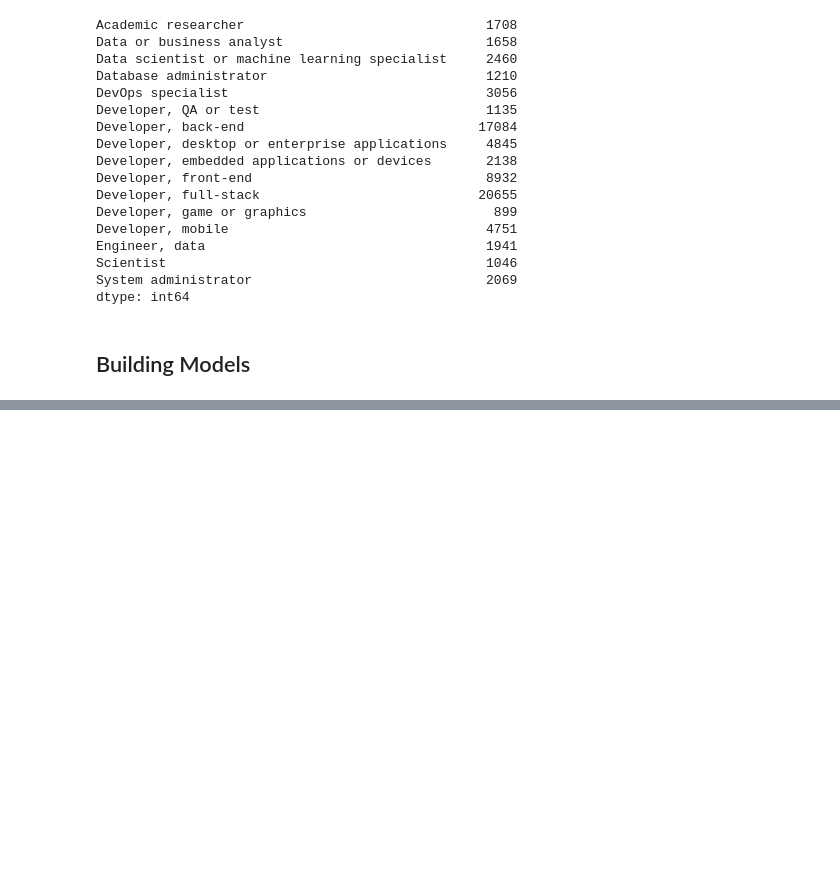
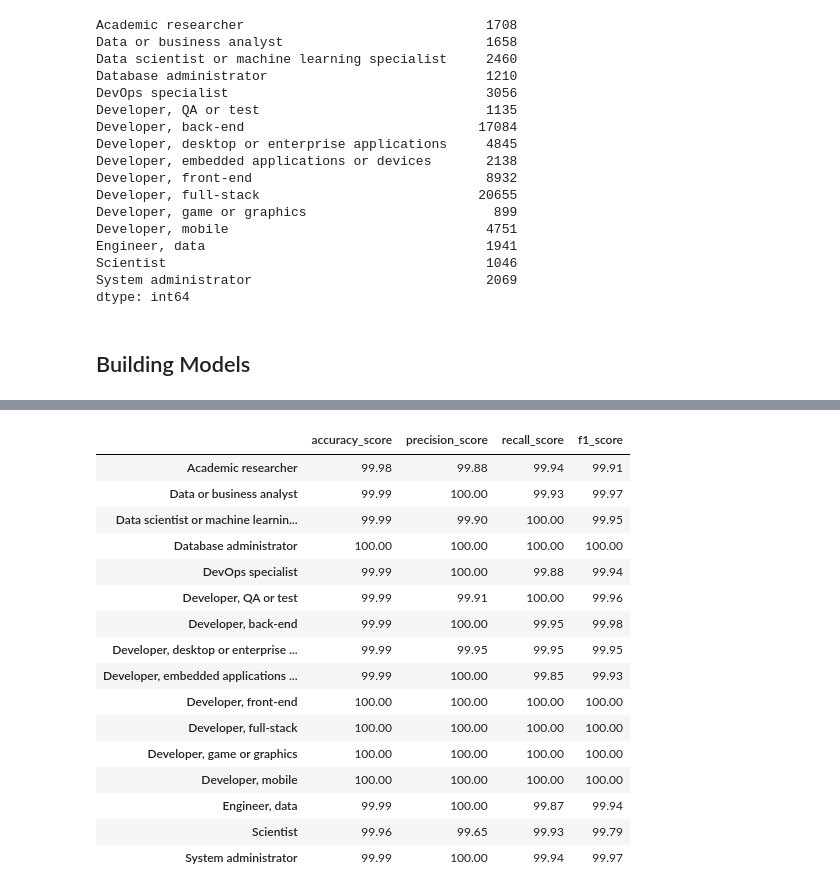
Before and after one commit to MohamedHmamouch/Job-recommendation-system, a Jupyter notebook: Notebook/Model_creation.ipynb, the cells around one changed output, grey strips where cells are left out. Cells and saved outputs as stored; diff of their text form; code cells hidden in the pictures; blank space fills up the shorter version.

```diff
--- a/Notebook/Model_creation.ipynb
+++ b/Notebook/Model_creation.ipynb
@@ -268,0 +424,20 @@ from mlflow.tracking import MlflowClient
+# %%
+train_scores
+# %% [output]
+|  | accuracy_score | precision_score | recall_score | f1_score |
+| Academic researcher | 99.98 | 99.88 | 99.94 | 99.91 |
+| Data or business analyst | 99.99 | 100.00 | 99.93 | 99.97 |
+| Data scientist or machine learnin... | 99.99 | 99.90 | 100.00 | 99.95 |
+| Database administrator | 100.00 | 100.00 | 100.00 | 100.00 |
+| DevOps specialist | 99.99 | 100.00 | 99.88 | 99.94 |
+| Developer, QA or test | 99.99 | 99.91 | 100.00 | 99.96 |
+| Developer, back-end | 99.99 | 100.00 | 99.95 | 99.98 |
+| Developer, desktop or enterprise ... | 99.99 | 99.95 | 99.95 | 99.95 |
+| Developer, embedded applications ... | 99.99 | 100.00 | 99.85 | 99.93 |
+| Developer, front-end | 100.00 | 100.00 | 100.00 | 100.00 |
+| Developer, full-stack | 100.00 | 100.00 | 100.00 | 100.00 |
+| Developer, game or graphics | 100.00 | 100.00 | 100.00 | 100.00 |
+| Developer, mobile | 100.00 | 100.00 | 100.00 | 100.00 |
+| Engineer, data | 99.99 | 100.00 | 99.87 | 99.94 |
+| Scientist | 99.96 | 99.65 | 99.93 | 99.79 |
+| System administrator | 99.99 | 100.00 | 99.94 | 99.97 |
```
Also changed, not shown: parts of 27 cells of this notebook.
